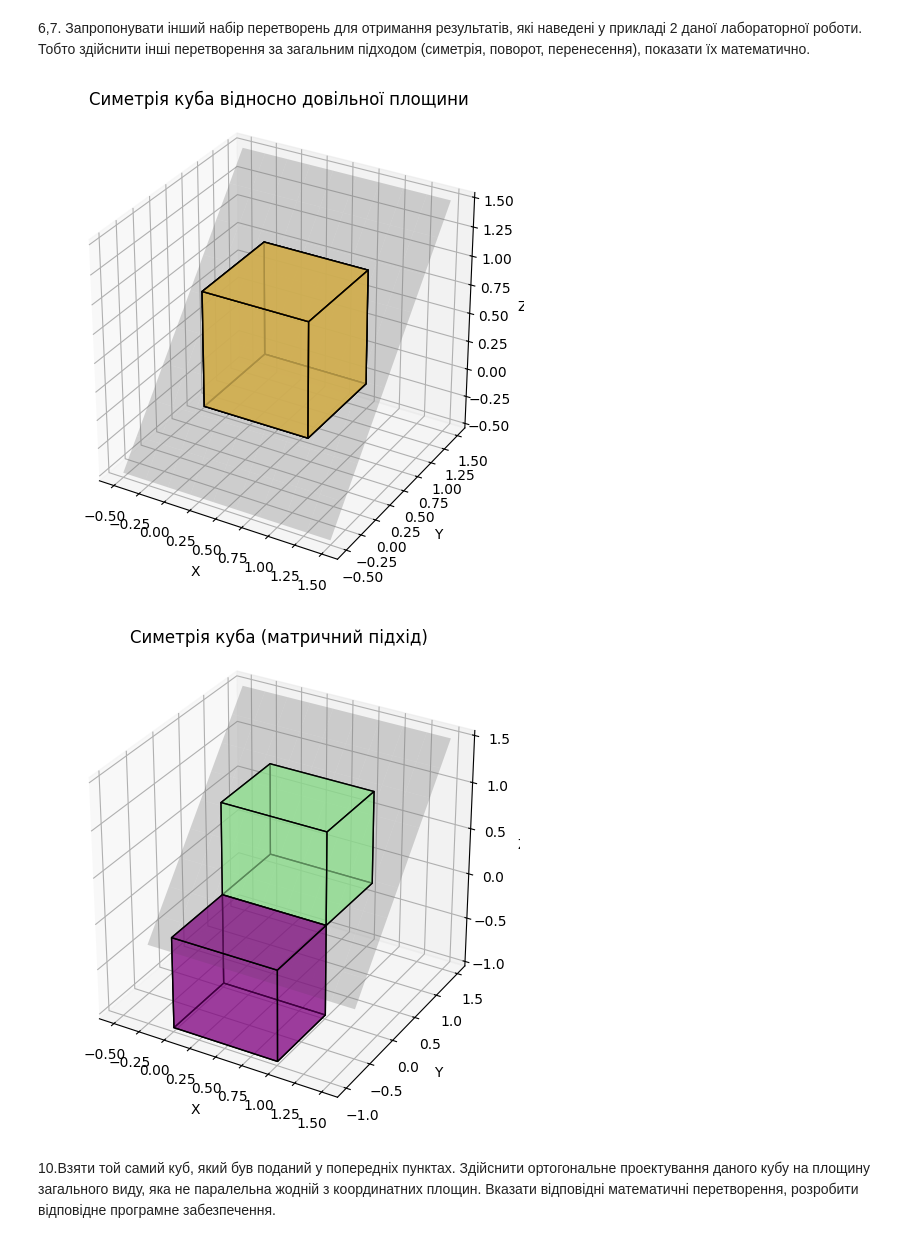
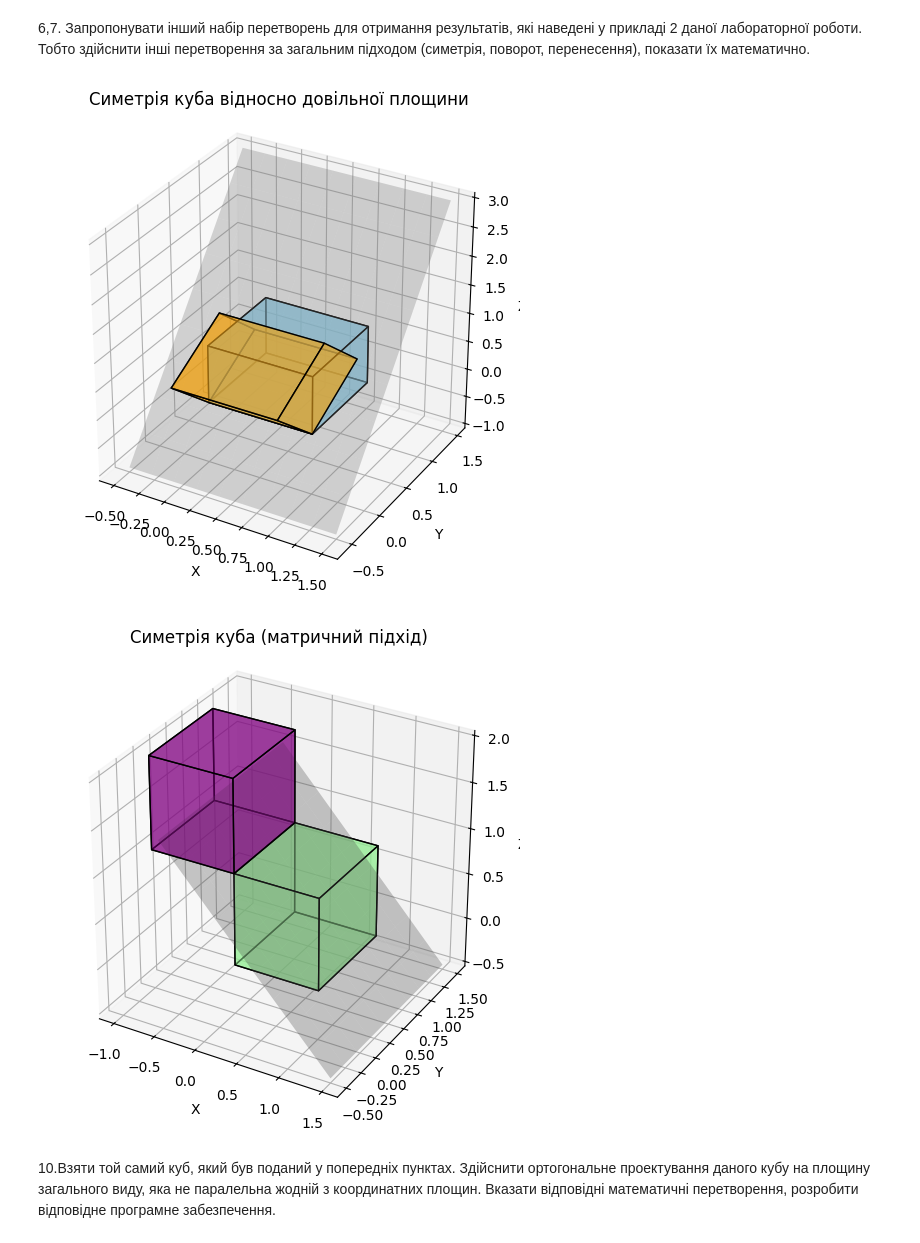
Before and after one commit to Angelina-Grbchh/Computer-Vision-Basics-Part2, a Jupyter notebook: Lab 4/lab4.ipynb, the cells around one changed output. Drawn from its saved outputs; the diff is of its cells as text; code cells hidden in the pictures.

```diff
--- a/Lab 4/lab4.ipynb
+++ b/Lab 4/lab4.ipynb
@@ -184,23 +184,6 @@ plt.show()
 # %% [markdown]
 8.Навести алгоритм з математичними перетвореннями для побудови симетрії відносно площини на основі знань з аналітичної геометрії. Порівняти результати
 # %%
-vertices = np.array([
-    [0, 0, 0],
-    [1, 0, 0],
-    [1, 1, 0],
-    [0, 1, 0],
-    [0, 0, 1],
-    [1, 0, 1],
-    [1, 1, 1],
-    [0, 1, 1]
-])
-
-edges = [
-    [0, 1], [1, 2], [2, 3], [3, 0],
-    [4, 5], [5, 6], [6, 7], [7, 4],
-    [0, 4], [1, 5], [2, 6], [3, 7]
-]
-
 A, B, C, D = 1, -1, 1, -1
 
 n = np.array([A, B, C])
@@ -306,8 +289,8 @@ plt.show()
 підходом (симетрія, поворот, перенесення), показати їх математично.
 # %%
 P1 = np.array([0, 0, 0])
-P2 = np.array([1, 0, 0])
-P3 = np.array([0, 1, 1])
+P2 = np.array([2, 0, 0])
+P3 = np.array([2, 1, 2])
 
 cube_vertices = np.array([
     [0, 0, 0],
@@ -363,14 +346,14 @@ ax.set_title('Симетрія куба відносно довільної пл
 ax.set_box_aspect([1,1,1])
 plt.show()
 # %% [output]
-[figure, old version]
+[figure, new version]
 # %%
 cube = np.array([
     [0, 0, 0], [1, 0, 0], [1, 1, 0], [0, 1, 0],
     [0, 0, 1], [1, 0, 1], [1, 1, 1], [0, 1, 1]
 ])
 
-P1 = np.array([0, 0, 0])
+P1 = np.array([0, 0, 1])
 P2 = np.array([1, 0, 0])
 P3 = np.array([0, 1, 1])
 
@@ -411,34 +394,34 @@ reflected = np.array([M @ to_homogeneous(v) for v in cube])[:, :3]
 
 
 
 fig = plt.figure(figsize=(10, 6))
 ax = fig.add_subplot(111, projection='3d')
 
 faces = [[0,1,2,3], [4,5,6,7], [0,1,5,4],
          [2,3,7,6], [1,2,6,5], [4,7,3,0]]
 
 def draw(vertices, color, alpha):
     for face in faces:
         ax.add_collection3d(Poly3DCollection([vertices[face]], facecolors=color, edgecolors='k', alpha=alpha))
 
 draw(cube, 'lightgreen', 0.5)
 draw(reflected, 'purple', 0.5)
 
 
 
 
 A, B, C = normal
 D = -np.dot(normal, P1)
 xx, yy = np.meshgrid(np.linspace(-0.5, 1.5, 10), np.linspace(-0.5, 1.5, 10))
 zz = (-A * xx - B * yy - D) / C
 ax.plot_surface(xx, yy, zz, alpha=0.3, color='gray')
 
 ax.set_xlabel("X"); ax.set_ylabel("Y"); ax.set_zlabel("Z")
 ax.set_title("Симетрія куба (матричний підхід)")
 ax.set_box_aspect([1,1,1])
 plt.show()
 # %% [output]
-[figure, old version]
+[figure, new version]
 # %% [markdown]
 10.Взяти той самий куб, який був поданий у попередніх
 пунктах. Здійснити ортогональне проектування даного кубу на площину
```
